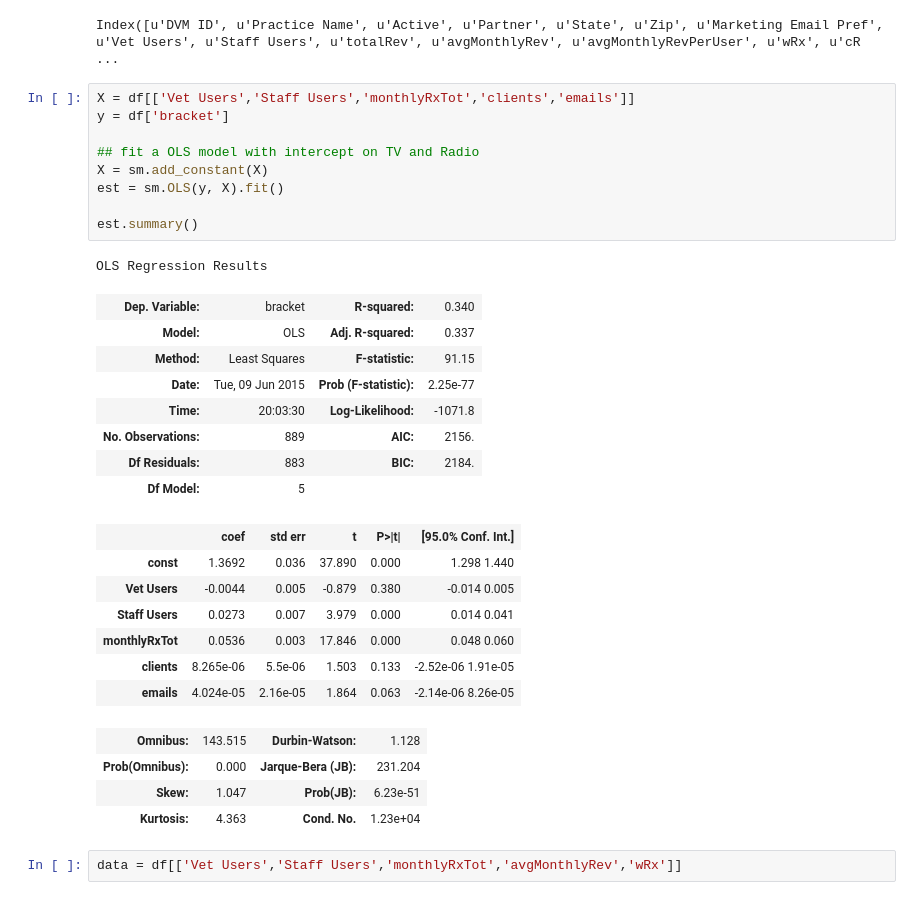
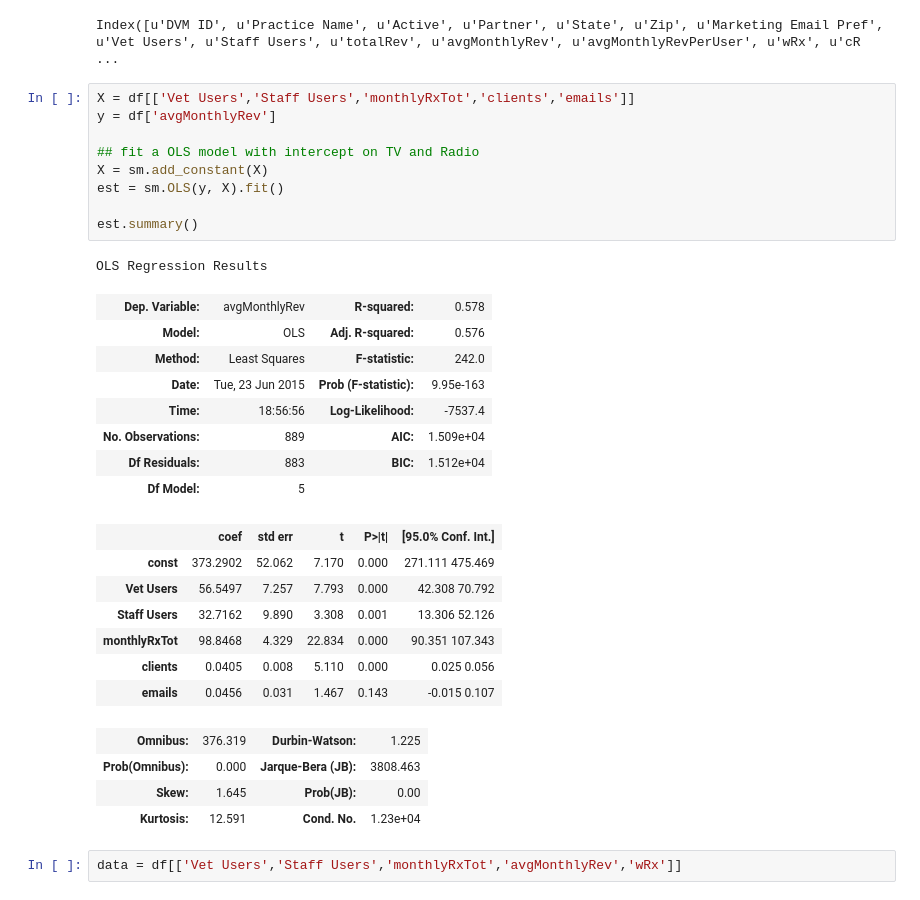
Before and after one commit to elpenao/thinkful, a Jupyter notebook: project/Scan.ipynb, the cells around one changed output. Drawn from its saved outputs; the diff is of its cells as text.

```diff
--- a/project/Scan.ipynb
+++ b/project/Scan.ipynb
@@ -22,34 +22,34 @@ df.columns
 Index([u'DVM ID', u'Practice Name', u'Active', u'Partner', u'State', u'Zip', u'Marketing Email Pref', u'Vet Users', u'Staff Users', u'totalRev', u'avgMonthlyRev', u'avgMonthlyRevPerUser', u'wRx', u'cR ...
 # %%
 X = df[['Vet Users','Staff Users','monthlyRxTot','clients','emails']]
-y = df['bracket']
+y = df['avgMonthlyRev']
 
 ## fit a OLS model with intercept on TV and Radio
 X = sm.add_constant(X)
 est = sm.OLS(y, X).fit()
 
 est.summary()
 # %% [output]
 OLS Regression Results
-| Dep. Variable: | bracket | R-squared: | 0.340 |
-| Model: | OLS | Adj. R-squared: | 0.337 |
-| Method: | Least Squares | F-statistic: | 91.15 |
-| Date: | Tue, 09 Jun 2015 | Prob (F-statistic): | 2.25e-77 |
-| Time: | 20:03:30 | Log-Likelihood: | -1071.8 |
-| No. Observations: | 889 | AIC: | 2156. |
-| Df Residuals: | 883 | BIC: | 2184. |
+| Dep. Variable: | avgMonthlyRev | R-squared: | 0.578 |
+| Model: | OLS | Adj. R-squared: | 0.576 |
+| Method: | Least Squares | F-statistic: | 242.0 |
+| Date: | Tue, 23 Jun 2015 | Prob (F-statistic): | 9.95e-163 |
+| Time: | 18:56:56 | Log-Likelihood: | -7537.4 |
+| No. Observations: | 889 | AIC: | 1.509e+04 |
+| Df Residuals: | 883 | BIC: | 1.512e+04 |
 | Df Model: | 5 |  |  |
 |  | coef | std err | t | P>|t| | [95.0% Conf. Int.] |
-| const | 1.3692 | 0.036 | 37.890 | 0.000 | 1.298 1.440 |
-| Vet Users | -0.0044 | 0.005 | -0.879 | 0.380 | -0.014 0.005 |
-| Staff Users | 0.0273 | 0.007 | 3.979 | 0.000 | 0.014 0.041 |
-| monthlyRxTot | 0.0536 | 0.003 | 17.846 | 0.000 | 0.048 0.060 |
-| clients | 8.265e-06 | 5.5e-06 | 1.503 | 0.133 | -2.52e-06 1.91e-05 |
-| emails | 4.024e-05 | 2.16e-05 | 1.864 | 0.063 | -2.14e-06 8.26e-05 |
+| const | 373.2902 | 52.062 | 7.170 | 0.000 | 271.111 475.469 |
+| Vet Users | 56.5497 | 7.257 | 7.793 | 0.000 | 42.308 70.792 |
+| Staff Users | 32.7162 | 9.890 | 3.308 | 0.001 | 13.306 52.126 |
+| monthlyRxTot | 98.8468 | 4.329 | 22.834 | 0.000 | 90.351 107.343 |
+| clients | 0.0405 | 0.008 | 5.110 | 0.000 | 0.025 0.056 |
+| emails | 0.0456 | 0.031 | 1.467 | 0.143 | -0.015 0.107 |
-| Omnibus: | 143.515 | Durbin-Watson: | 1.128 |
-| Prob(Omnibus): | 0.000 | Jarque-Bera (JB): | 231.204 |
-| Skew: | 1.047 | Prob(JB): | 6.23e-51 |
-| Kurtosis: | 4.363 | Cond. No. | 1.23e+04 |
+| Omnibus: | 376.319 | Durbin-Watson: | 1.225 |
+| Prob(Omnibus): | 0.000 | Jarque-Bera (JB): | 3808.463 |
+| Skew: | 1.645 | Prob(JB): | 0.00 |
+| Kurtosis: | 12.591 | Cond. No. | 1.23e+04 |
 # %%
 data = df[['Vet Users','Staff Users','monthlyRxTot','avgMonthlyRev','wRx']]
 # %%
```
Also changed, not shown: parts of 9 cells of this notebook.
